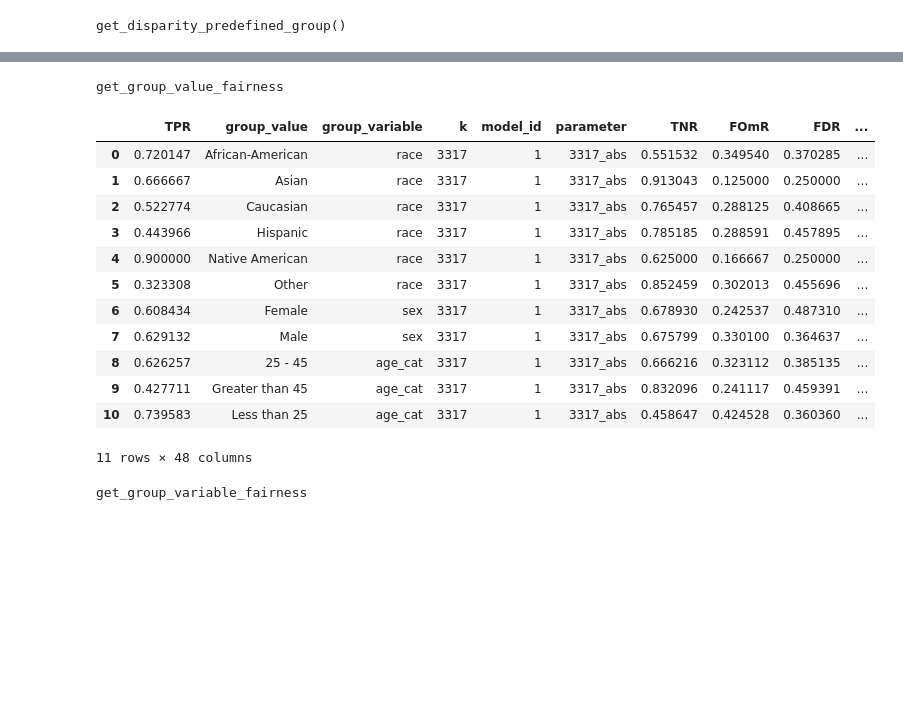
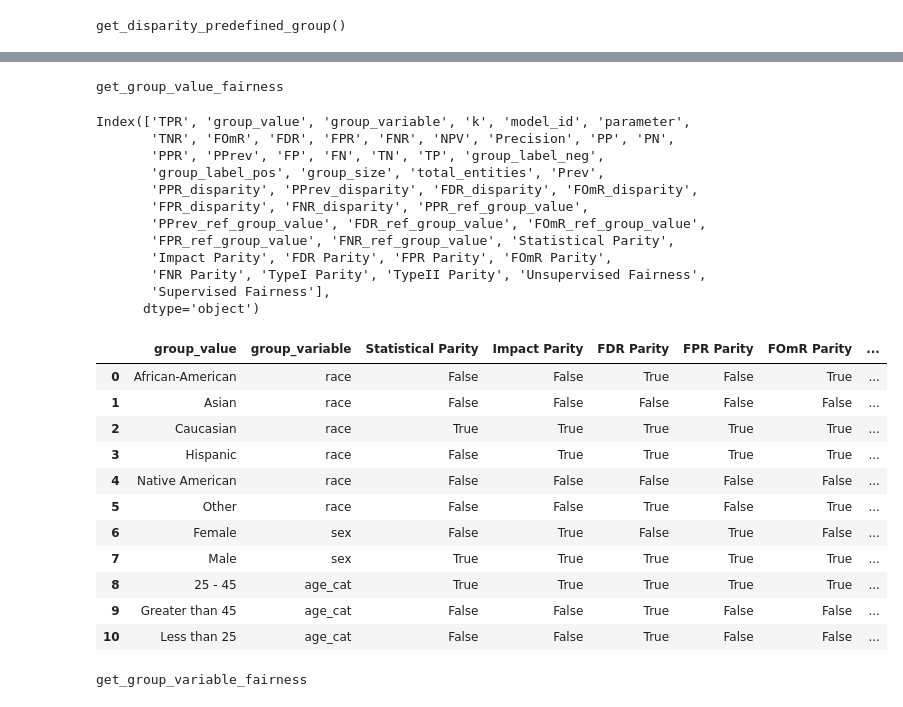
Before and after one commit to deparkes/aequitas, a Jupyter notebook: demo/notebooks/compas_test_20180313.ipynb, the cells around one changed output, grey strips where cells are left out. Cells and saved outputs as stored; diff of their text form; code cells hidden in the pictures; blank space fills up the shorter version.

```diff
--- a/demo/notebooks/compas_test_20180313.ipynb
+++ b/demo/notebooks/compas_test_20180313.ipynb
@@ -161,25 +191,41 @@ get_disparity_predefined_group()
 # %%
 f = Fairness()
+fdf = f.get_group_value_fairness(bdf)
+# %% [output]
+get_group_value_fairness
-# %%
-fdf = f.get_group_value_fairness(bdf)
-# %% [output]
-get_group_value_fairness
 # %%
-fdf
+fdf.columns
 # %% [output]
-|  | TPR | group_value | group_variable | k | model_id | parameter | TNR | FOmR | FDR | ... |
-| 0 | 0.720147 | African-American | race | 3317 | 1 | 3317_abs | 0.551532 | 0.349540 | 0.370285 | ... |
-| 1 | 0.666667 | Asian | race | 3317 | 1 | 3317_abs | 0.913043 | 0.125000 | 0.250000 | ... |
-| 2 | 0.522774 | Caucasian | race | 3317 | 1 | 3317_abs | 0.765457 | 0.288125 | 0.408665 | ... |
-| 3 | 0.443966 | Hispanic | race | 3317 | 1 | 3317_abs | 0.785185 | 0.288591 | 0.457895 | ... |
-| 4 | 0.900000 | Native American | race | 3317 | 1 | 3317_abs | 0.625000 | 0.166667 | 0.250000 | ... |
-| 5 | 0.323308 | Other | race | 3317 | 1 | 3317_abs | 0.852459 | 0.302013 | 0.455696 | ... |
-| 6 | 0.608434 | Female | sex | 3317 | 1 | 3317_abs | 0.678930 | 0.242537 | 0.487310 | ... |
-| 7 | 0.629132 | Male | sex | 3317 | 1 | 3317_abs | 0.675799 | 0.330100 | 0.364637 | ... |
-| 8 | 0.626257 | 25 - 45 | age_cat | 3317 | 1 | 3317_abs | 0.666216 | 0.323112 | 0.385135 | ... |
-| 9 | 0.427711 | Greater than 45 | age_cat | 3317 | 1 | 3317_abs | 0.832096 | 0.241117 | 0.459391 | ... |
-| 10 | 0.739583 | Less than 25 | age_cat | 3317 | 1 | 3317_abs | 0.458647 | 0.424528 | 0.360360 | ... |
-11 rows × 48 columns
+Index(['TPR', 'group_value', 'group_variable', 'k', 'model_id', 'parameter',
+       'TNR', 'FOmR', 'FDR', 'FPR', 'FNR', 'NPV', 'Precision', 'PP', 'PN',
+       'PPR', 'PPrev', 'FP', 'FN', 'TN', 'TP', 'group_label_neg',
+       'group_label_pos', 'group_size', 'total_entities', 'Prev',
+       'PPR_disparity', 'PPrev_disparity', 'FDR_disparity', 'FOmR_disparity',
+       'FPR_disparity', 'FNR_disparity', 'PPR_ref_group_value',
+       'PPrev_ref_group_value', 'FDR_ref_group_value', 'FOmR_ref_group_value',
+       'FPR_ref_group_value', 'FNR_ref_group_value', 'Statistical Parity',
+       'Impact Parity', 'FDR Parity', 'FPR Parity', 'FOmR Parity',
+       'FNR Parity', 'TypeI Parity', 'TypeII Parity', 'Unsupervised Fairness',
+       'Supervised Fairness'],
+      dtype='object')
+# %%
+fdf[['group_value', 'group_variable','Statistical Parity',
+       'Impact Parity', 'FDR Parity', 'FPR Parity', 'FOmR Parity',
+       'FNR Parity', 'TypeI Parity', 'TypeII Parity', 'Unsupervised Fairness',
+       'Supervised Fairness']]
+# %% [output]
+|  | group_value | group_variable | Statistical Parity | Impact Parity | FDR Parity | FPR Parity | FOmR Parity | ... |
+| 0 | African-American | race | False | False | True | False | True | ... |
+| 1 | Asian | race | False | False | False | False | False | ... |
+| 2 | Caucasian | race | True | True | True | True | True | ... |
+| 3 | Hispanic | race | False | True | True | True | True | ... |
+| 4 | Native American | race | False | False | False | False | False | ... |
+| 5 | Other | race | False | False | True | False | True | ... |
+| 6 | Female | sex | False | True | False | True | False | ... |
+| 7 | Male | sex | True | True | True | True | True | ... |
+| 8 | 25 - 45 | age_cat | True | True | True | True | True | ... |
+| 9 | Greater than 45 | age_cat | False | False | True | False | False | ... |
+| 10 | Less than 25 | age_cat | False | False | True | False | False | ... |
 # %%
 gvf = f.get_group_variable_fairness(fdf)
 gvf
```
Also changed, not shown: parts of 17 cells of this notebook.
